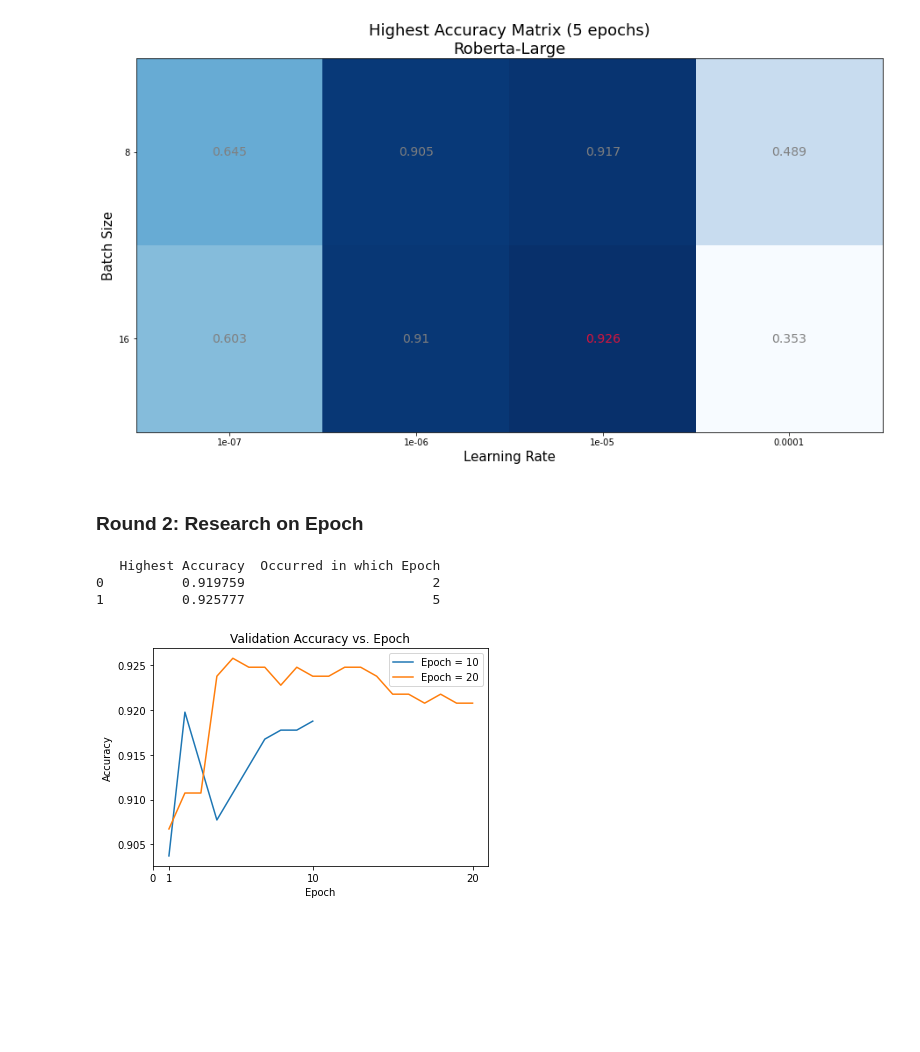
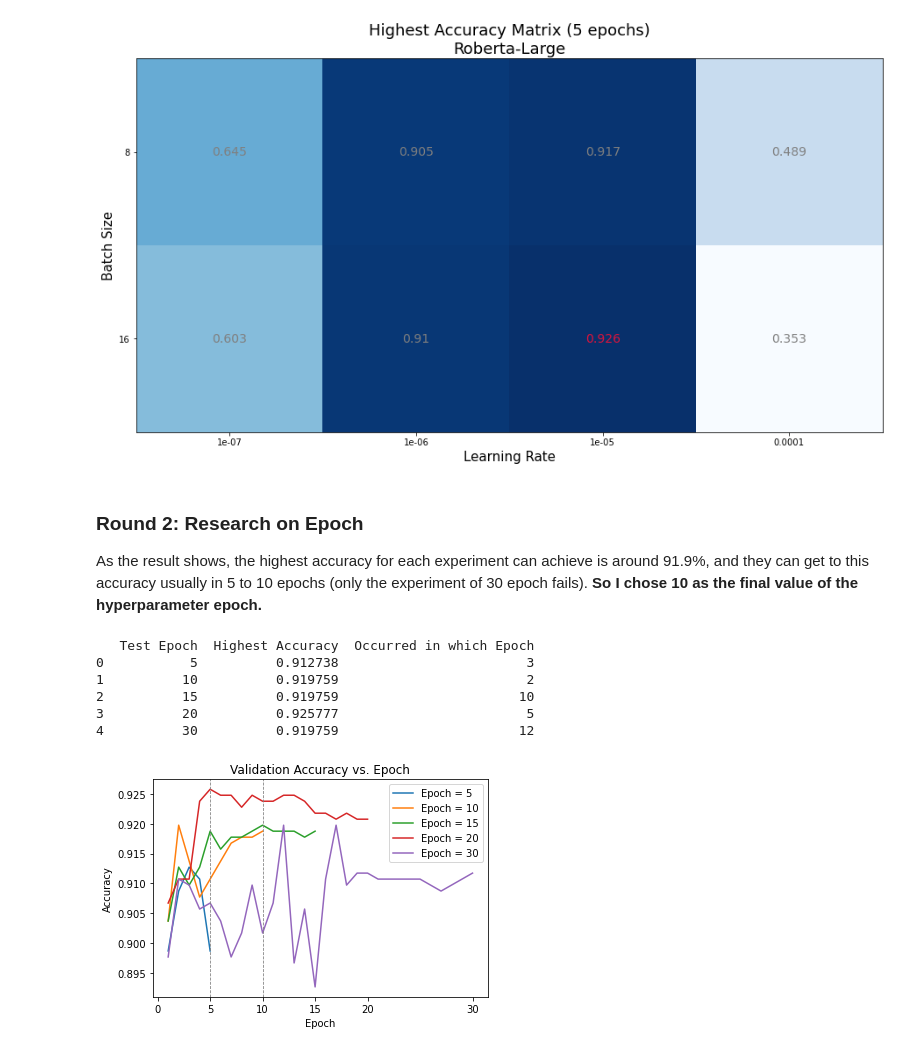
Before and after one commit to LetianLee/MSc-Project-SemEval2020-Task4, a Jupyter notebook: MSc Project/Experiment/Experiment Workflow.ipynb, the cells around one changed output. Drawn from its saved outputs; the diff is of its cells as text; code cells hidden in the pictures; blank space fills up the shorter version.

Commit message:
Update experiment results of Subtask B and update corresponding parts of Experiment Workflow.ipynb

```diff
--- a/MSc Project/Experiment/Experiment Workflow.ipynb
+++ b/MSc Project/Experiment/Experiment Workflow.ipynb
@@ -558,6 +593,8 @@ plot_accuracy_matrix(accuracy_matrix, "Roberta-Large")
 [figure]
 # %% [markdown]
 ### Round 2: Research on Epoch
+
+As the result shows, the highest accuracy for each experiment can achieve is around 91.9%, and they can get to this accuracy usually in 5 to 10 epochs (only the experiment of 30 epoch fails). **So I chose 10 as the final value of the hyperparameter epoch.**
 # %%
 import json
 
@@ -568,42 +605,44 @@ Presentation 1: Accuracy curves of different epochs
 
 data_path = "./ExperimentResult_B/Round2_Epoch_Roberta-Large/Roberta-Large_Adam_CrossEntropy-Round2_Epoch.csv"
 df_data = pd.read_csv(data_path, header=0)
-print(df_data[["Highest Accuracy","Occurred in which Epoch"]])
+print(df_data[["Test Epoch", "Highest Accuracy", "Occurred in which Epoch"]])
 
 for index, row in df_data.iterrows():
-
     validation_accuracy = json.loads(row["Validation Accuracy"])
 
     # X-axis
     acc_X = np.arange(len(validation_accuracy))+1
 
 #     # plot maximum point of validation accuracy
 #     val_acc_max_point = (acc_X[np.argmax(validation_accuracy)], max(validation_accuracy))
 #     plt.axvline(x=val_acc_max_point[0],  color='gray' , linestyle='--', linewidth=0.8)
 #     plt.axhline(y=val_acc_max_point[1],  color='gray' , linestyle='--', linewidth=0.8)
 #     plt.scatter(x=val_acc_max_point[0], y=val_acc_max_point[1], color="gray")
 #     # plt.text(x=val_acc_max_point[0], y=val_acc_max_point[1], s=tuple([round(x,2) for x in val_acc_max_point]), ha="left", va="top")
 #     plt.text(x=val_acc_max_point[0], y=val_acc_max_point[1], s=round(val_acc_max_point[1],2), ha="left", va="top")
 
     # plot curve
     plt.plot(acc_X, validation_accuracy,"-", label="Epoch = %s" % row["Test Epoch"])
 
 # plt.axvline(x=2,  color='gray' , linestyle='--', linewidth=0.8)
 # plt.axvline(x=3,  color='gray' , linestyle='--', linewidth=0.8)
-# plt.axvline(x=4,  color='gray' , linestyle='--', linewidth=0.8)
-# plt.axvline(x=15,  color='gray' , linestyle='--', linewidth=0.8)
-plt.xticks([0,1,10,20])
+plt.axvline(x=5,  color='gray' , linestyle='--', linewidth=0.8)
+plt.axvline(x=10,  color='gray' , linestyle='--', linewidth=0.8)
+plt.xticks([0,5,10,15,20,30])
 plt.xlabel("Epoch")
 plt.ylabel("Accuracy")
 plt.title("Validation Accuracy vs. Epoch")
 plt.legend()
 plt.savefig(save_img_pathB + "Round 2 - Epoch - ValidationAccuracy vs Epoch.png", bbox_inches='tight')
 plt.show()
 # %% [output]
-   Highest Accuracy  Occurred in which Epoch
-0          0.919759                        2
-1          0.925777                        5
+   Test Epoch  Highest Accuracy  Occurred in which Epoch
+0           5          0.912738                        3
+1          10          0.919759                        2
+2          15          0.919759                       10
+3          20          0.925777                        5
+4          30          0.919759                       12
-[figure, old version]
+[figure, new version]
 # %%
 '''
 Round 2: Research on Epoch
```
Also changed, not shown: parts of 17 cells of this notebook, 40 other files.
